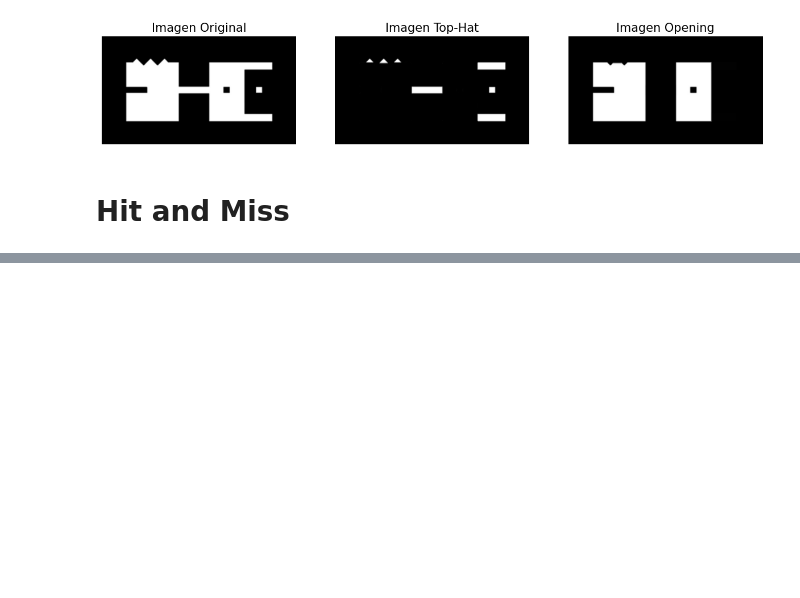
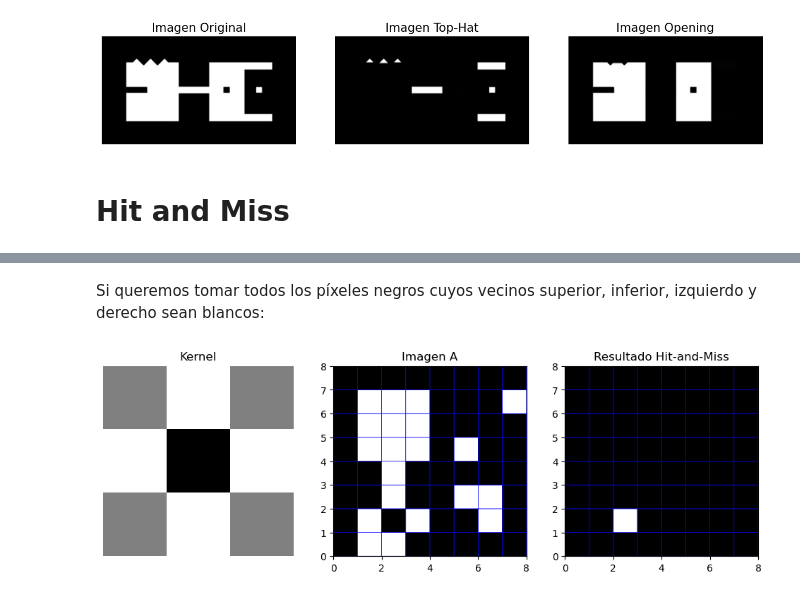
Before and after one commit to prausela/image-processing, a Jupyter notebook: tp7/ex5.ipynb, the cells around one changed output, grey strips where cells are left out. Cells and saved outputs as stored; diff of their text form; code cells hidden in the pictures; blank space fills up the shorter version.

```diff
--- a/tp7/ex5.ipynb
+++ b/tp7/ex5.ipynb
@@ -109,0 +137,30 @@ plt.show()
+# %%
+def show_hitmiss_result(A, kernel, hitmiss):
+    fig = plt.figure(figsize=(12, 3.5))
+
+    fig.add_subplot(1, 3, 1)
+    plt.imshow(kernel, cmap='gray')
+    plt.title('Kernel')
+    plt.axis('off')
+
+    fig.add_subplot(1, 3, 2)
+    plt.pcolor(A[::-1], cmap='gray', edgecolors='b', linewidths=0.5)
+    plt.title('Imagen A')
+
+    fig.add_subplot(1, 3, 3)
+    plt.pcolor(hitmiss[::-1], cmap='gray', edgecolors='b', linewidths=0.5)
+    plt.title("Resultado Hit-and-Miss")
+
+    plt.show()
+# %% [markdown]
+Si queremos tomar todos los píxeles negros cuyos vecinos superior, inferior, izquierdo y derecho sean blancos:
+# %%
+# Definimos el kernel (elemento estructurante)
+kernel = np.matrix('0 1 0; 1 -1 1; 0 1 0', dtype=int)
+
+# Aplicamos Hit and Miss
+hitmiss = cv2.morphologyEx(A, cv2.MORPH_HITMISS, kernel)
+
+show_hitmiss_result(A, kernel, hitmiss)
+# %% [output]
+[figure, added]
```
Also changed, not shown: parts of 5 cells of this notebook.
